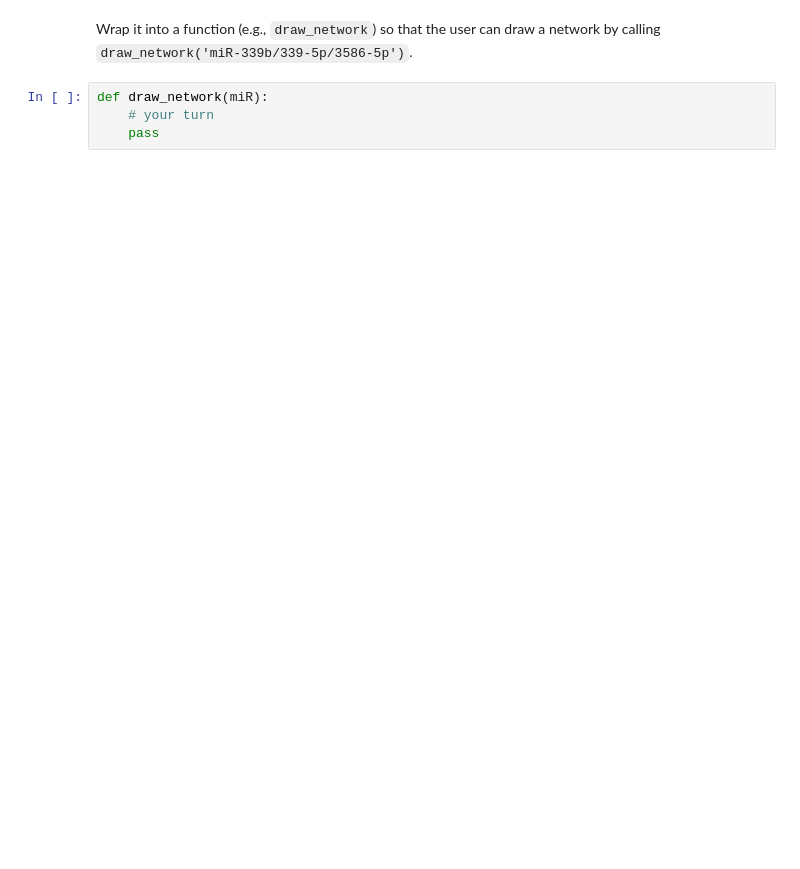
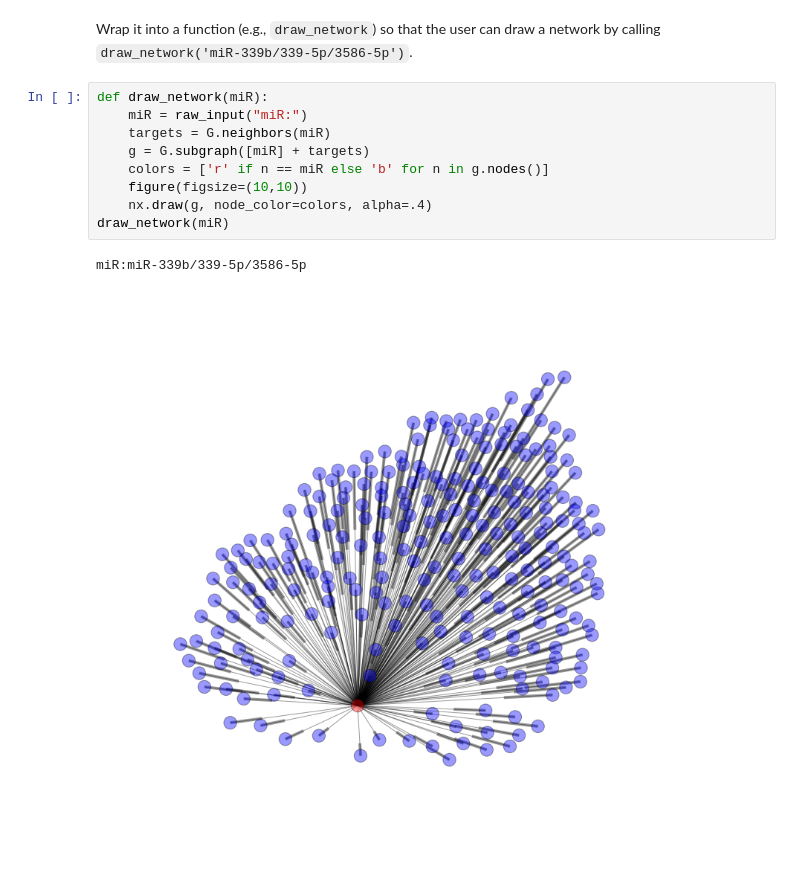
Before and after one commit to choyichen/tcga-mir-rewire, a Jupyter notebook: hw5/hw5.ipynb, the cells around one changed output. Drawn from its saved outputs; the diff is of its cells as text; blank space fills up the shorter version.

```diff
--- a/hw5/hw5.ipynb
+++ b/hw5/hw5.ipynb
@@ -69,6 +84,14 @@ nx.draw(g, node_color=colors, alpha=.4)
 # %% [markdown]
 Wrap it into a function (e.g., `draw_network`) so that the user can draw a network by calling `draw_network('miR-339b/339-5p/3586-5p')`.
-# %%
-def draw_network(miR):
-    # your turn
-    pass
+# %%
+def draw_network(miR):
+    miR = raw_input("miR:")
+    targets = G.neighbors(miR)
+    g = G.subgraph([miR] + targets)
+    colors = ['r' if n == miR else 'b' for n in g.nodes()]
+    figure(figsize=(10,10))
+    nx.draw(g, node_color=colors, alpha=.4)
+draw_network(miR)
+# %% [output]
+miR:miR-339b/339-5p/3586-5p
+[figure, added]
```
Also changed, not shown: parts of 5 cells of this notebook, 1 other file.
